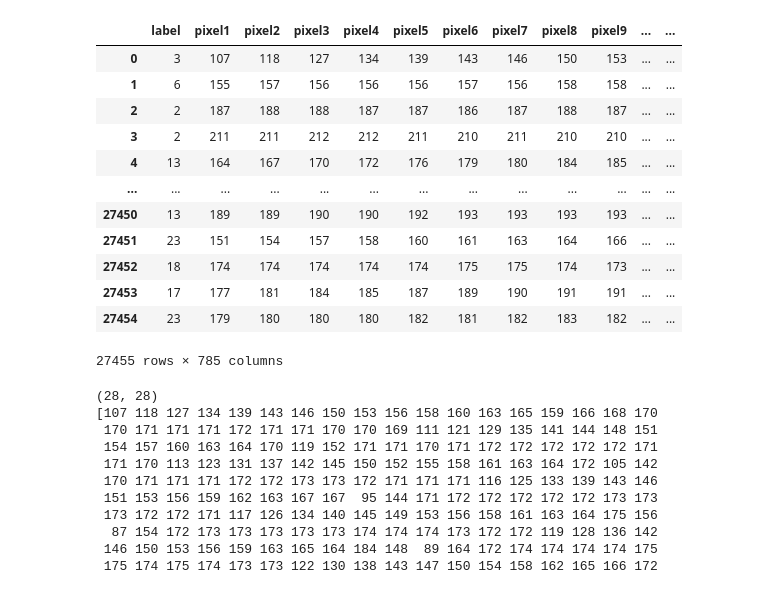
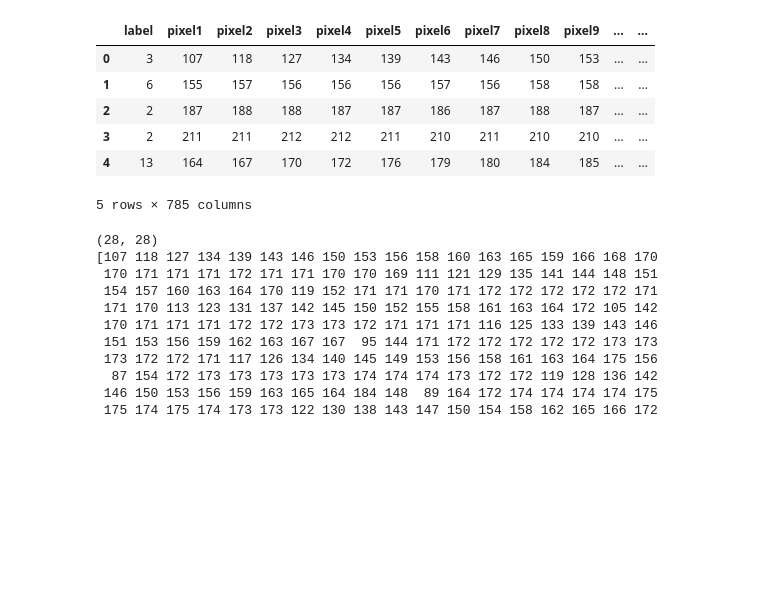
Before and after one commit to Frostbite22/learning-DL-by-doing-1, a Jupyter notebook: project.ipynb, the cells around one changed output. Drawn from its saved outputs; the diff is of its cells as text; code cells hidden in the pictures; blank space fills up the shorter version.

```diff
--- a/project.ipynb
+++ b/project.ipynb
@@ -29,21 +29,15 @@ import pandas as pd
 
 train_df = pd.read_csv('sign_mnist_train.csv')
 # %%
-train_df
+train_df.head()
 # %% [output]
 |  | label | pixel1 | pixel2 | pixel3 | pixel4 | pixel5 | pixel6 | pixel7 | pixel8 | pixel9 | ... | ... |
 | 0 | 3 | 107 | 118 | 127 | 134 | 139 | 143 | 146 | 150 | 153 | ... | ... |
 | 1 | 6 | 155 | 157 | 156 | 156 | 156 | 157 | 156 | 158 | 158 | ... | ... |
 | 2 | 2 | 187 | 188 | 188 | 187 | 187 | 186 | 187 | 188 | 187 | ... | ... |
 | 3 | 2 | 211 | 211 | 212 | 212 | 211 | 210 | 211 | 210 | 210 | ... | ... |
 | 4 | 13 | 164 | 167 | 170 | 172 | 176 | 179 | 180 | 184 | 185 | ... | ... |
-| ... | ... | ... | ... | ... | ... | ... | ... | ... | ... | ... | ... | ... |
-| 27450 | 13 | 189 | 189 | 190 | 190 | 192 | 193 | 193 | 193 | 193 | ... | ... |
-| 27451 | 23 | 151 | 154 | 157 | 158 | 160 | 161 | 163 | 164 | 166 | ... | ... |
-| 27452 | 18 | 174 | 174 | 174 | 174 | 174 | 175 | 175 | 174 | 173 | ... | ... |
-| 27453 | 17 | 177 | 181 | 184 | 185 | 187 | 189 | 190 | 191 | 191 | ... | ... |
-| 27454 | 23 | 179 | 180 | 180 | 180 | 182 | 181 | 182 | 183 | 182 | ... | ... |
-27455 rows × 785 columns
+5 rows × 785 columns
 # %%
 for index,row in train_df.iterrows():
   pixels = np.array(row[1:])
```
Also changed, not shown: parts of 8 cells of this notebook.
